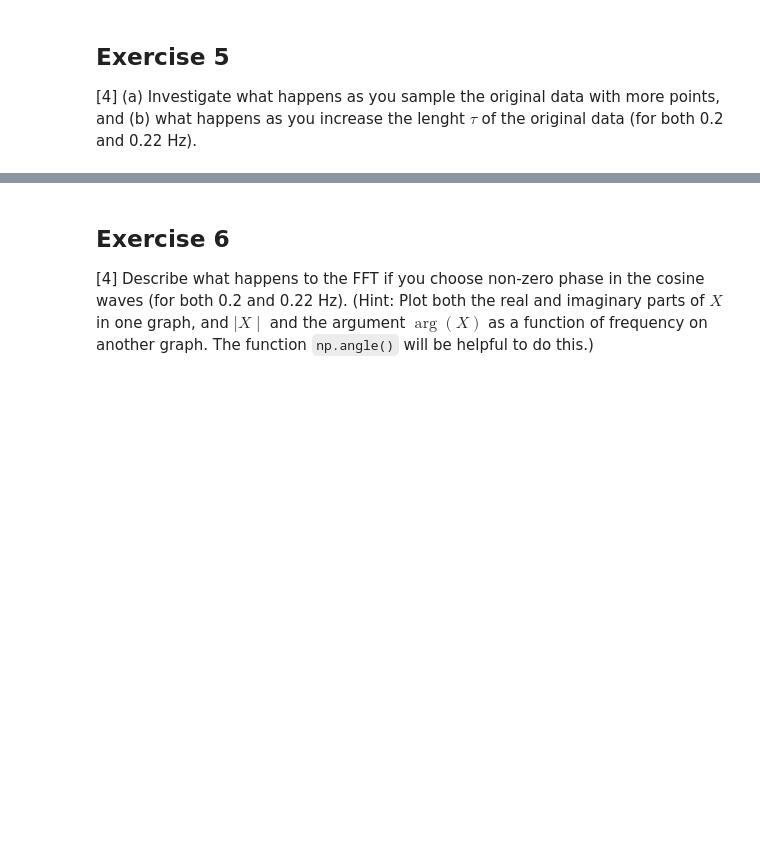
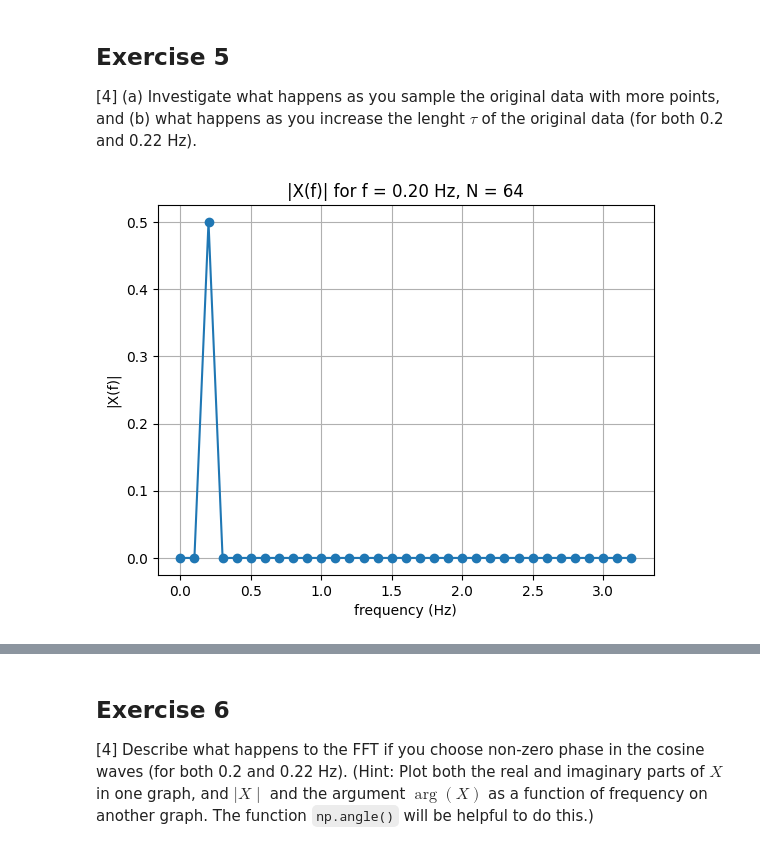
Before and after one commit to PX2145-2025/week-10-b-omarnemary2005-commits, a Jupyter notebook: FFT.ipynb, the cells around one changed output, grey strips where cells are left out. Saved outputs shown, nothing was run; the diff lists cells and outputs as text; code cells hidden in the pictures; blank space fills up the shorter version.

```diff
--- a/FFT.ipynb
+++ b/FFT.ipynb
@@ -373,3 +409,31 @@ plt.show()
 ## Exercise 5
 
 [4] (a) Investigate what happens as you sample the original data with more points,  and (b) what happens as you increase the lenght $\tau$ of the original data (for both 0.2 and 0.22 Hz).
+# %%
+# case 1a f=0.20 N= 64
+# Parameters
+f = 0.20        # frequency in Hz
+N = 64          # number of points
+tau = 10        # duration (seconds)
+
+# Time axis (endpoint=False makes the signal fit neatly in the window)
+t = np.linspace(0, tau, N, endpoint=False)
+
+# Signal
+x = np.cos(2*np.pi*f*t)
+
+# Sampling frequency
+Fs = N / tau
+
+# FFT using Spectrum1
+freq, X = Spectrum1(x, Fs)
+
+# Plot magnitude
+plt.plot(freq, np.abs(X), 'o-')
+plt.title('|X(f)| for f = 0.20 Hz, N = 64')
+plt.xlabel('frequency (Hz)')
+plt.ylabel('|X(f)|')
+plt.grid()
+plt.show()
+# %% [output]
+[figure, added]
```
Also changed, not shown: parts of 17 cells of this notebook.
